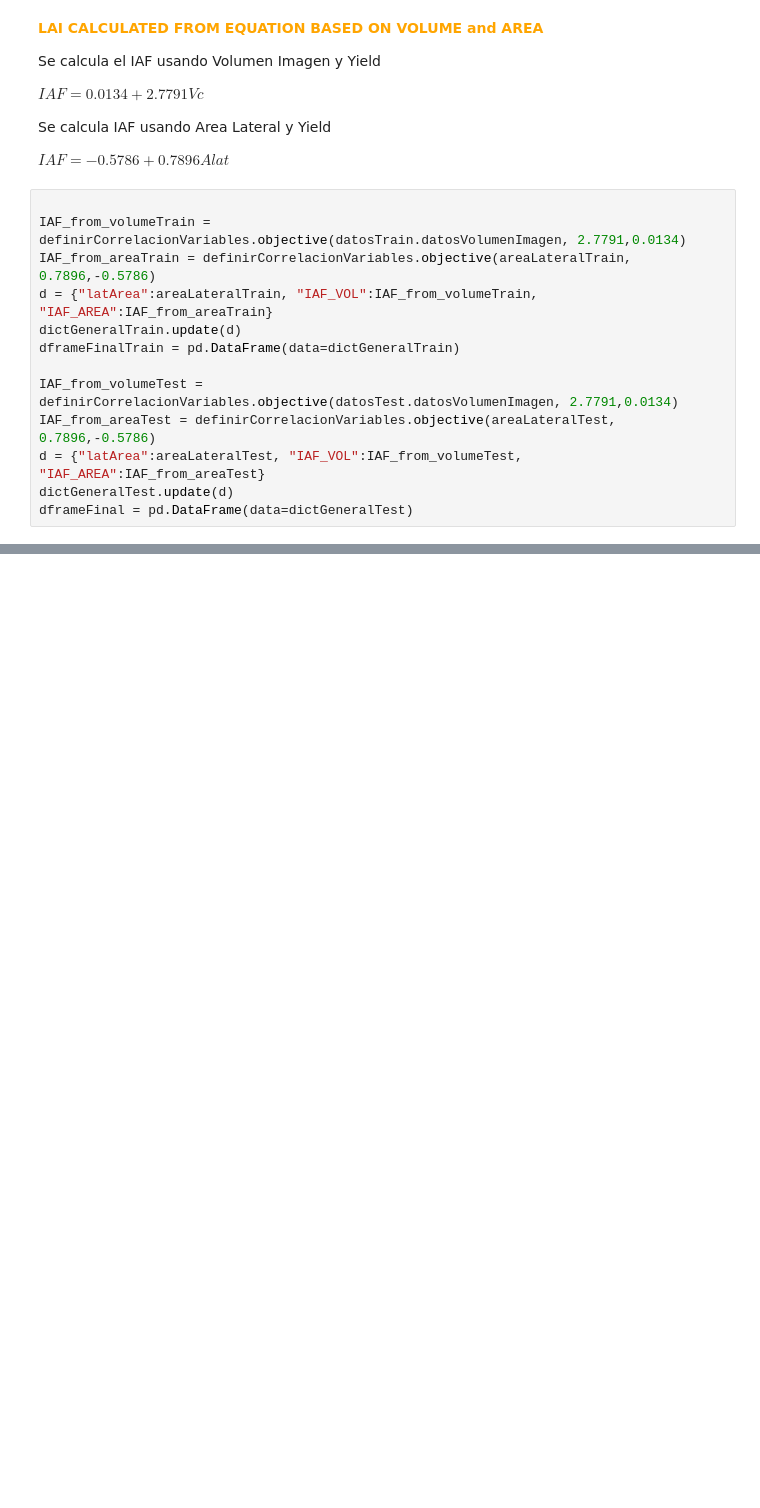
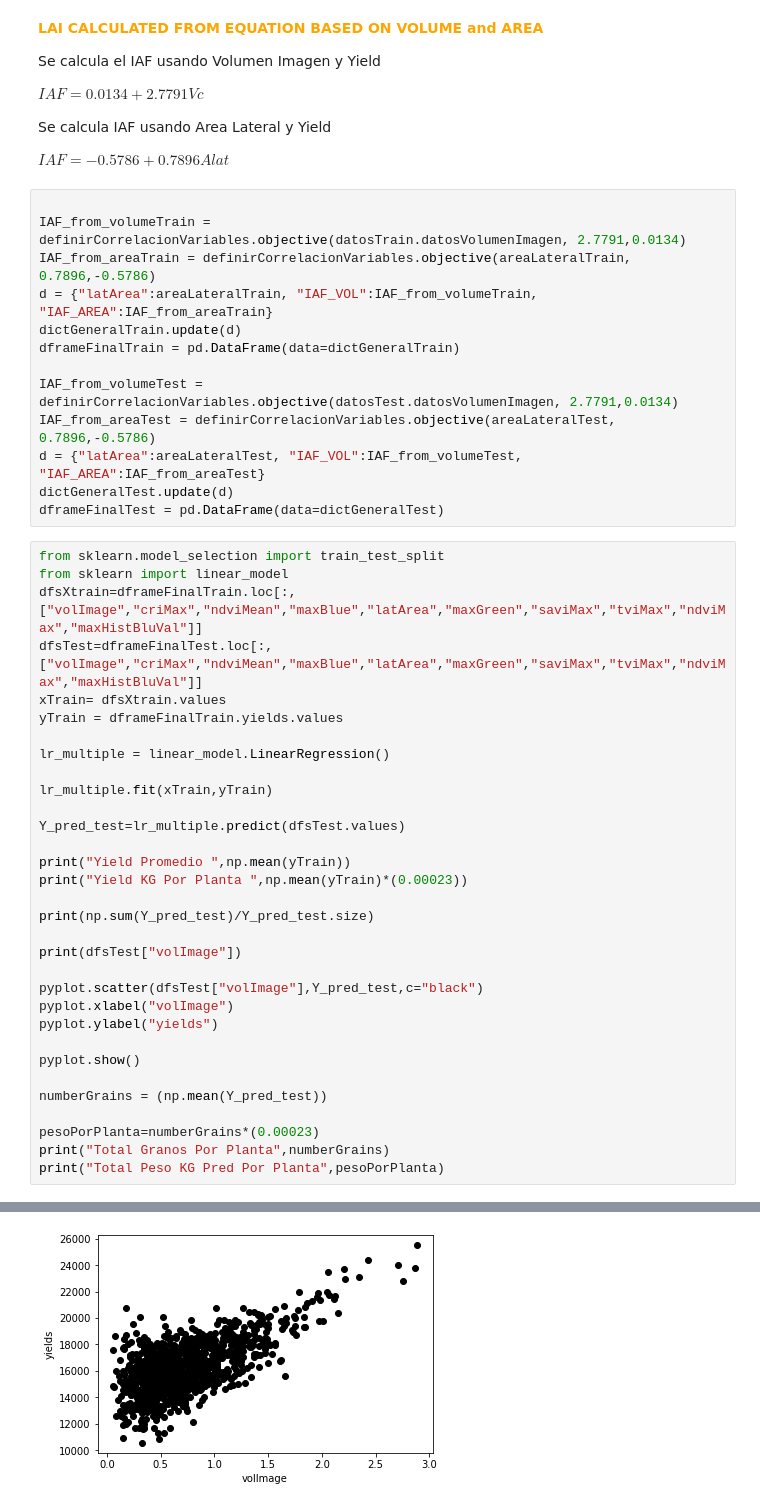
Before and after one commit to julianandres/processingyield, a Jupyter notebook: evaluationModel.ipynb, the cells around one changed output, grey strips where cells are left out. Cells and saved outputs as stored; diff of their text form; blank space fills up the shorter version.

Commit message:
modelo de evaluación

```diff
--- a/evaluationModel.ipynb
+++ b/evaluationModel.ipynb
@@ -82,4 +116,37 @@ IAF_from_volumeTest = definirCorrelacionVariables.objective(datosTest.datosVolum
 IAF_from_areaTest = definirCorrelacionVariables.objective(areaLateralTest, 0.7896,-0.5786)
 d = {"latArea":areaLateralTest, "IAF_VOL":IAF_from_volumeTest, "IAF_AREA":IAF_from_areaTest}
 dictGeneralTest.update(d)
-dframeFinal = pd.DataFrame(data=dictGeneralTest)
+dframeFinalTest = pd.DataFrame(data=dictGeneralTest)
+# %%
+from sklearn.model_selection import train_test_split
+from sklearn import linear_model
+dfsXtrain=dframeFinalTrain.loc[:,["volImage","criMax","ndviMean","maxBlue","latArea","maxGreen","saviMax","tviMax","ndviMax","maxHistBluVal"]]
+dfsTest=dframeFinalTest.loc[:,["volImage","criMax","ndviMean","maxBlue","latArea","maxGreen","saviMax","tviMax","ndviMax","maxHistBluVal"]]
+xTrain= dfsXtrain.values
+yTrain = dframeFinalTrain.yields.values
+
+lr_multiple = linear_model.LinearRegression()
+
+lr_multiple.fit(xTrain,yTrain)
+
+Y_pred_test=lr_multiple.predict(dfsTest.values)
+
+print("Yield Promedio ",np.mean(yTrain))
+print("Yield KG Por Planta ",np.mean(yTrain)*(0.00023))
+
+print(np.sum(Y_pred_test)/Y_pred_test.size)
+
+print(dfsTest["volImage"])
+
+pyplot.scatter(dfsTest["volImage"],Y_pred_test,c="black")
+pyplot.xlabel("volImage")
+pyplot.ylabel("yields")
+
+pyplot.show()
+
+numberGrains = (np.mean(Y_pred_test))
+
+pesoPorPlanta=numberGrains*(0.00023)
+print("Total Granos Por Planta",numberGrains)
+print("Total Peso KG Pred Por Planta",pesoPorPlanta)
+# %% [output]
@@ -85,0 +168 @@ dframeFinal = pd.DataFrame(data=dictGeneralTest)
+[figure, added]
```
Also changed, not shown: parts of 3 cells of this notebook, 5 other files.
